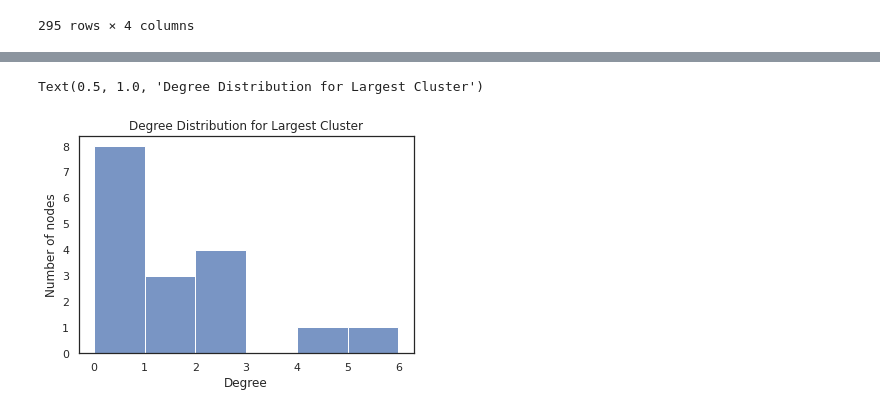
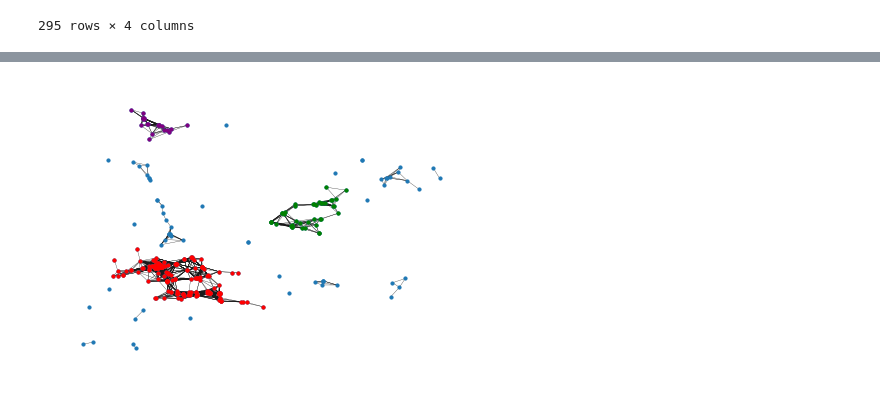
Before and after one commit to DannyMathieson/Urban_Analytics_Cycling, a Jupyter notebook: CS5834_Final_Project.ipynb, the cells around one changed output, grey strips where cells are left out. Drawn from its saved outputs; the diff is of its cells as text; code cells hidden in the pictures.

```diff
--- a/CS5834_Final_Project.ipynb
+++ b/CS5834_Final_Project.ipynb
@@ -793,7 +676,14 @@ Text(0.5, 1.0, 'Degree Distribution for Largest Cluster')
-# %%
-G2_degreedist = sns.histplot(nx.degree_histogram(G2))
-G2_degreedist.set(xlabel = "Degree", ylabel = "Number of nodes")
-G2_degreedist.set_title("Degree Distribution for Third Largest Cluster")
-# %% [output]
-Text(0.5, 1.0, 'Degree Distribution for Largest Cluster')
-[figure, removed]
+# %%
+gcc = sorted(nx.connected_components(graph), key = len, reverse = True)
+
+G0 = graph.subgraph(gcc[0])
+G1 = graph.subgraph(gcc[1])
+G2 = graph.subgraph(gcc[2])
+
+nx.draw(graph, pos, width=0.30, node_size=10)
+nx.draw(G0, pos, width=0.01, node_size=10, node_color="red")
+nx.draw(G1, pos, width=0.01, node_size=10, node_color="green")
+nx.draw(G2, pos, width=0.01, node_size=10, node_color="purple")
+plt.savefig('graph_clusters.png', format='png', dpi=1200, bbox_inches='tight')
+# %% [output]
+[figure, added]
```
Also changed, not shown: parts of 28 cells of this notebook.
